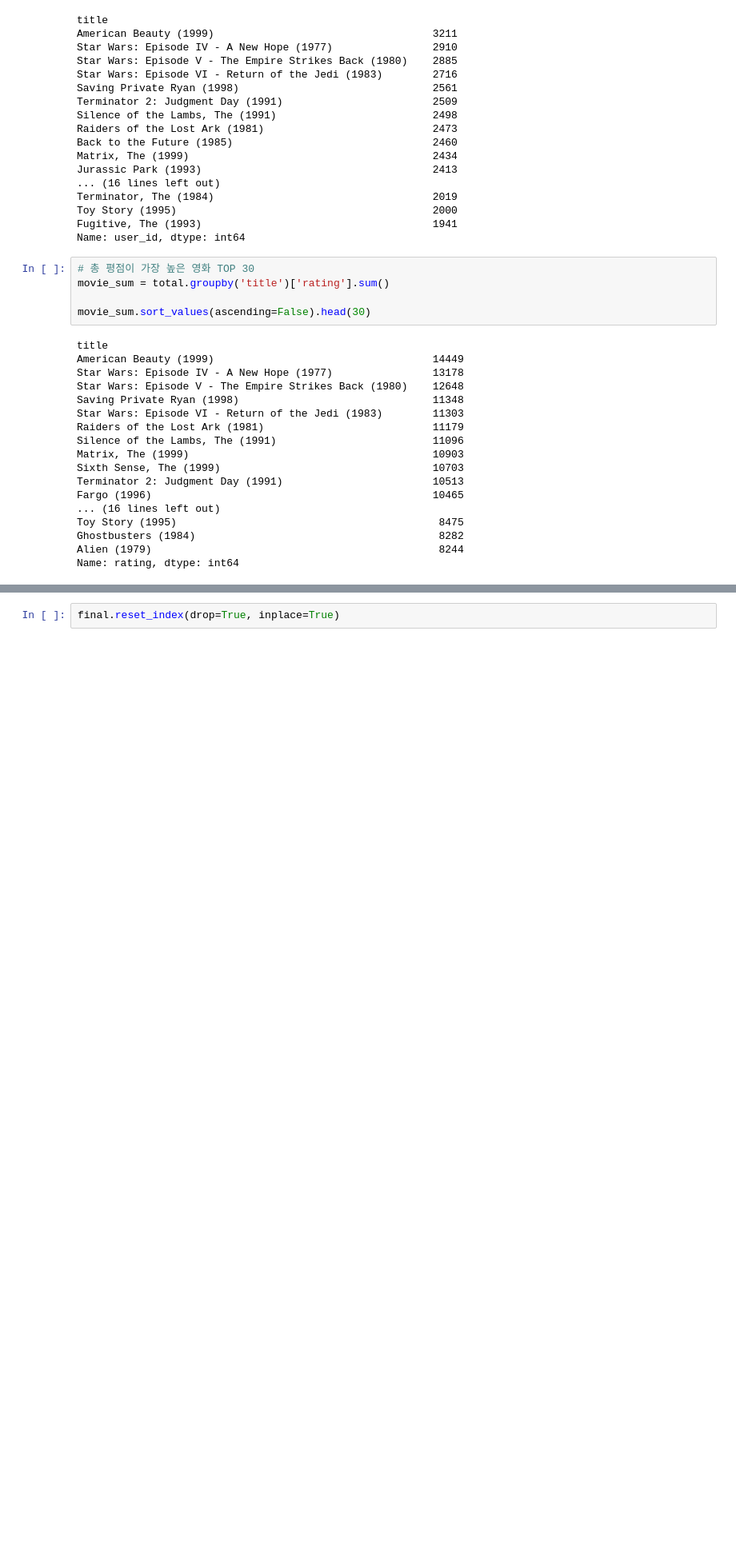
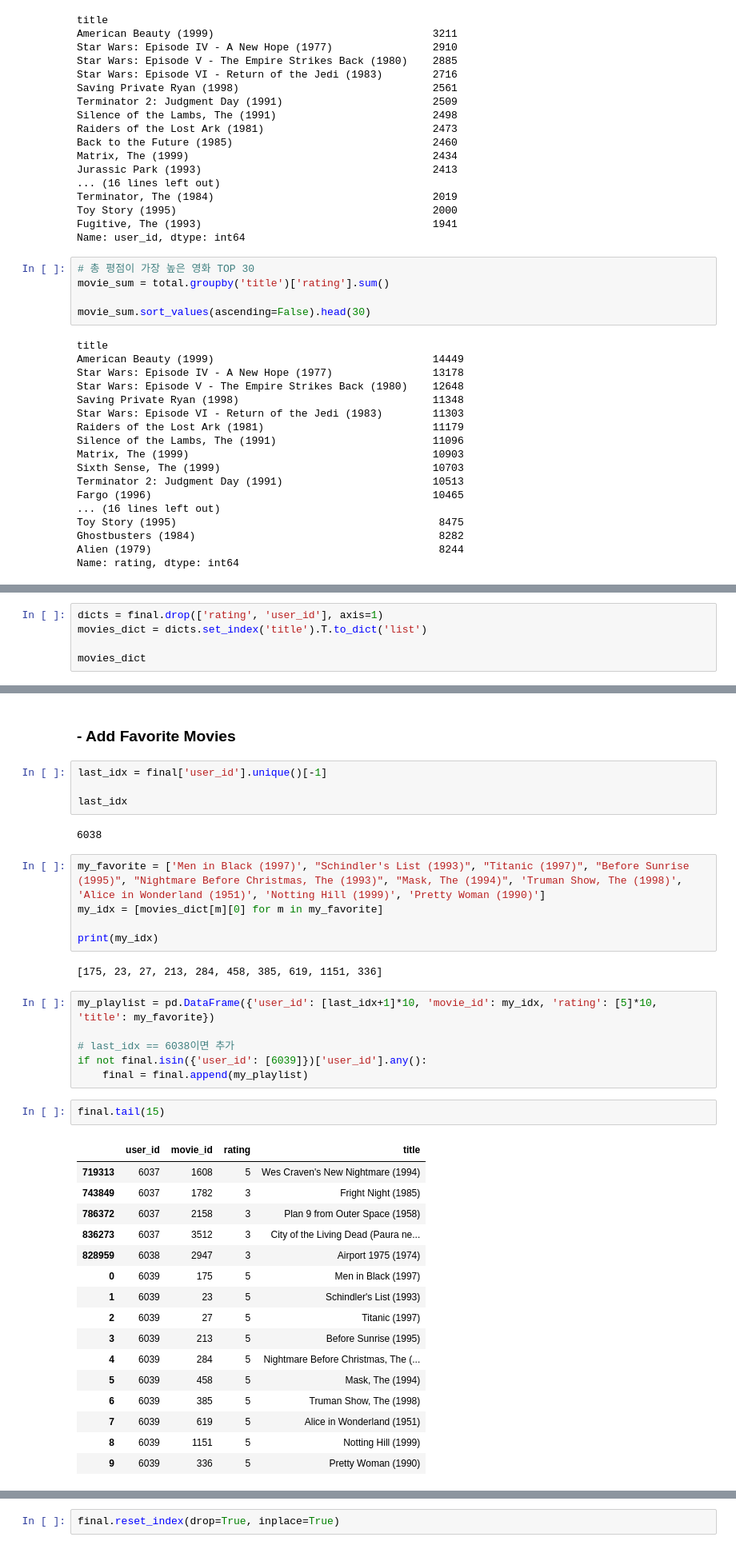
Before and after one commit to nanunzoey/aiffel_projects, a Jupyter notebook: exploration/E9_movielens_recommender_system.ipynb, the cells around one changed output, grey strips where cells are left out. Shown at 80% size. Cells and saved outputs as stored; diff of their text form; blank space fills up the shorter version.

```diff
--- a/exploration/E9_movielens_recommender_system.ipynb
+++ b/exploration/E9_movielens_recommender_system.ipynb
@@ -295,0 +245,5 @@ final.head(10)
+# %%
+dicts = final.drop(['rating', 'user_id'], axis=1)
+movies_dict = dicts.set_index('title').T.to_dict('list')
+
+movies_dict
@@ -295,0 +290,40 @@ final.head(10)
+# %% [markdown]
+### - Add Favorite Movies
+# %%
+last_idx = final['user_id'].unique()[-1]
+
+last_idx
+# %% [output]
+6038
+# %%
+my_favorite = ['Men in Black (1997)', "Schindler's List (1993)", "Titanic (1997)", "Before Sunrise (1995)", "Nightmare Before Christmas, The (1993)", "Mask, The (1994)", 'Truman Show, The (1998)', 'Alice in Wonderland (1951)', 'Notting Hill (1999)', 'Pretty Woman (1990)']
+my_idx = [movies_dict[m][0] for m in my_favorite]
+
+print(my_idx)
+# %% [output]
+[175, 23, 27, 213, 284, 458, 385, 619, 1151, 336]
+# %%
+my_playlist = pd.DataFrame({'user_id': [last_idx+1]*10, 'movie_id': my_idx, 'rating': [5]*10, 'title': my_favorite})
+
+# last_idx == 6038이면 추가
+if not final.isin({'user_id': [6039]})['user_id'].any():
+    final = final.append(my_playlist)
+# %%
+final.tail(15)
+# %% [output]
+|  | user_id | movie_id | rating | title |
+| 719313 | 6037 | 1608 | 5 | Wes Craven's New Nightmare (1994) |
+| 743849 | 6037 | 1782 | 3 | Fright Night (1985) |
+| 786372 | 6037 | 2158 | 3 | Plan 9 from Outer Space (1958) |
+| 836273 | 6037 | 3512 | 3 | City of the Living Dead (Paura ne... |
+| 828959 | 6038 | 2947 | 3 | Airport 1975 (1974) |
+| 0 | 6039 | 175 | 5 | Men in Black (1997) |
+| 1 | 6039 | 23 | 5 | Schindler's List (1993) |
+| 2 | 6039 | 27 | 5 | Titanic (1997) |
+| 3 | 6039 | 213 | 5 | Before Sunrise (1995) |
+| 4 | 6039 | 284 | 5 | Nightmare Before Christmas, The (... |
+| 5 | 6039 | 458 | 5 | Mask, The (1994) |
+| 6 | 6039 | 385 | 5 | Truman Show, The (1998) |
+| 7 | 6039 | 619 | 5 | Alice in Wonderland (1951) |
+| 8 | 6039 | 1151 | 5 | Notting Hill (1999) |
+| 9 | 6039 | 336 | 5 | Pretty Woman (1990) |
```
Also changed, not shown: parts of 52 cells of this notebook.
